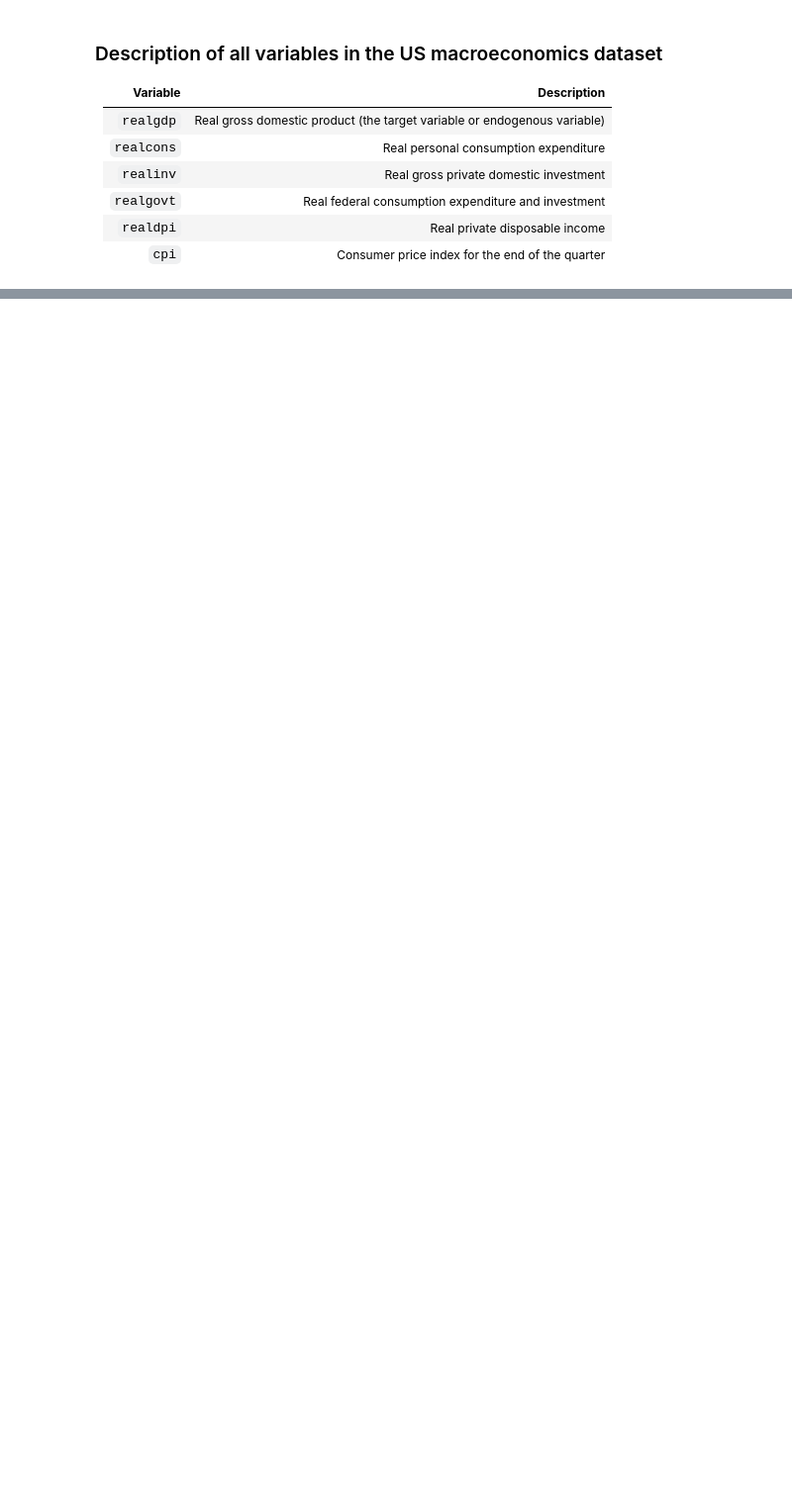
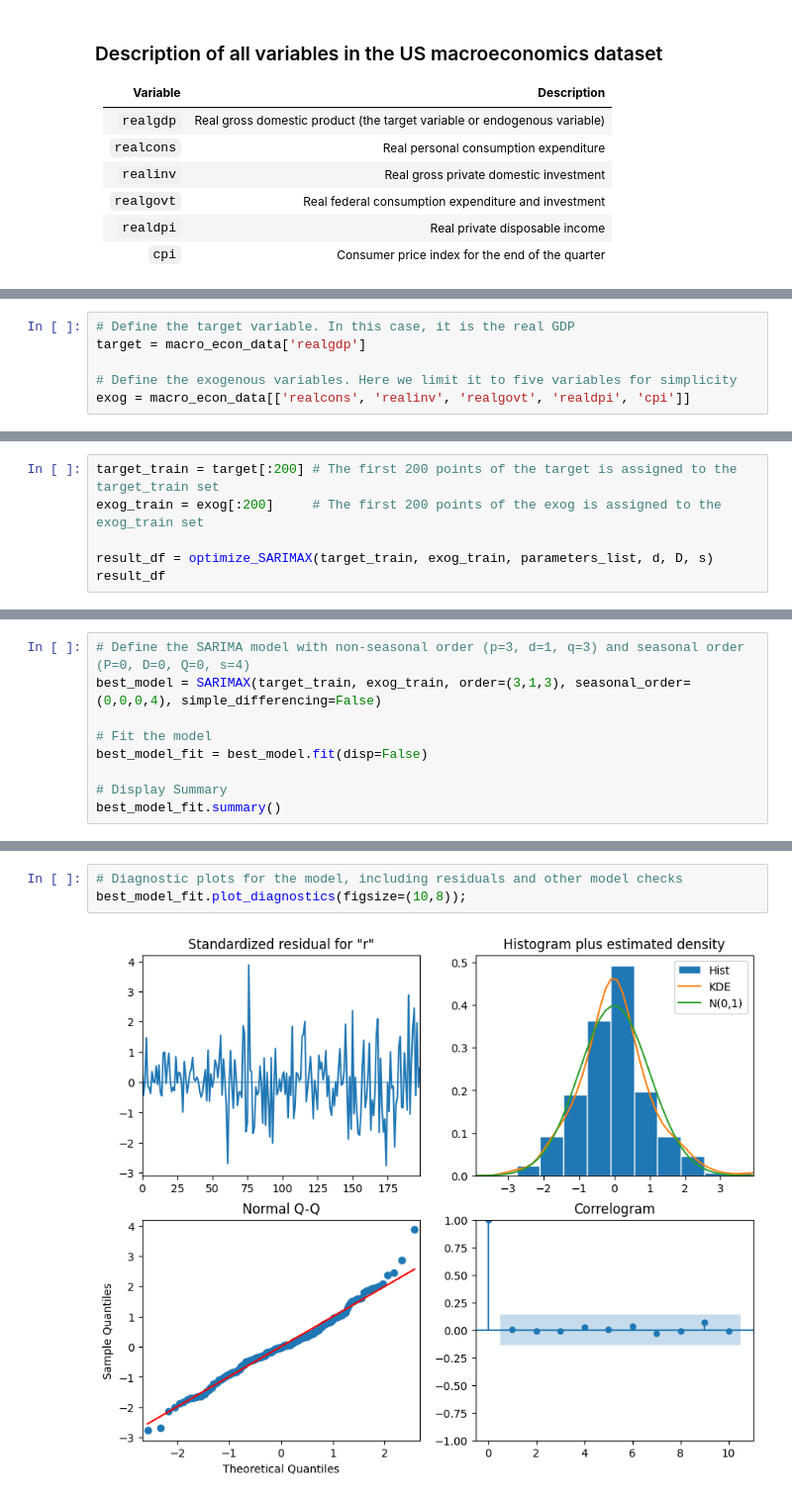
Before and after one commit to LeonardoSMSoares/Economics-Finance, a Jupyter notebook: Time Series Forecasting in Python/TSF 14 - Adding External Variables.ipynb, the cells around one changed output, grey strips where cells are left out. Shown at 99% size. Saved outputs shown, nothing was run; the diff lists cells and outputs as text; blank space fills up the shorter version.

```diff
--- a/Time Series Forecasting in Python/TSF 14 - Adding External Variables.ipynb
+++ b/Time Series Forecasting in Python/TSF 14 - Adding External Variables.ipynb
@@ -93,0 +118,6 @@ plt.tight_layout()
+# %%
+# Define the target variable. In this case, it is the real GDP
+target = macro_econ_data['realgdp']
+
+# Define the exogenous variables. Here we limit it to five variables for simplicity
+exog = macro_econ_data[['realcons', 'realinv', 'realgovt', 'realdpi', 'cpi']]
@@ -93,0 +203,6 @@ plt.tight_layout()
+# %%
+target_train = target[:200] # The first 200 points of the target is assigned to the target_train set
+exog_train = exog[:200]     # The first 200 points of the exog is assigned to the exog_train set
+
+result_df = optimize_SARIMAX(target_train, exog_train, parameters_list, d, D, s)
+result_df
@@ -93,0 +245,9 @@ plt.tight_layout()
+# %%
+# Define the SARIMA model with non-seasonal order (p=3, d=1, q=3) and seasonal order (P=0, D=0, Q=0, s=4)
+best_model = SARIMAX(target_train, exog_train, order=(3,1,3), seasonal_order=(0,0,0,4), simple_differencing=False)
+
+# Fit the model
+best_model_fit = best_model.fit(disp=False)
+
+# Display Summary
+best_model_fit.summary()
@@ -93,0 +287,5 @@ plt.tight_layout()
+# %%
+# Diagnostic plots for the model, including residuals and other model checks
+best_model_fit.plot_diagnostics(figsize=(10,8));
+# %% [output]
+[figure, added]
```
Also changed, not shown: parts of 30 cells of this notebook.
